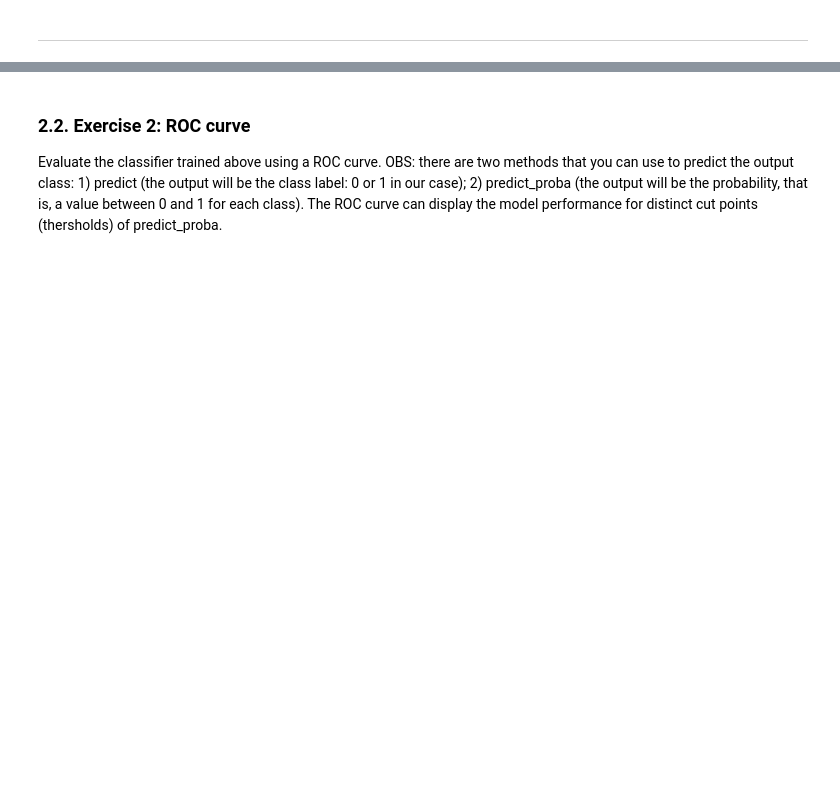
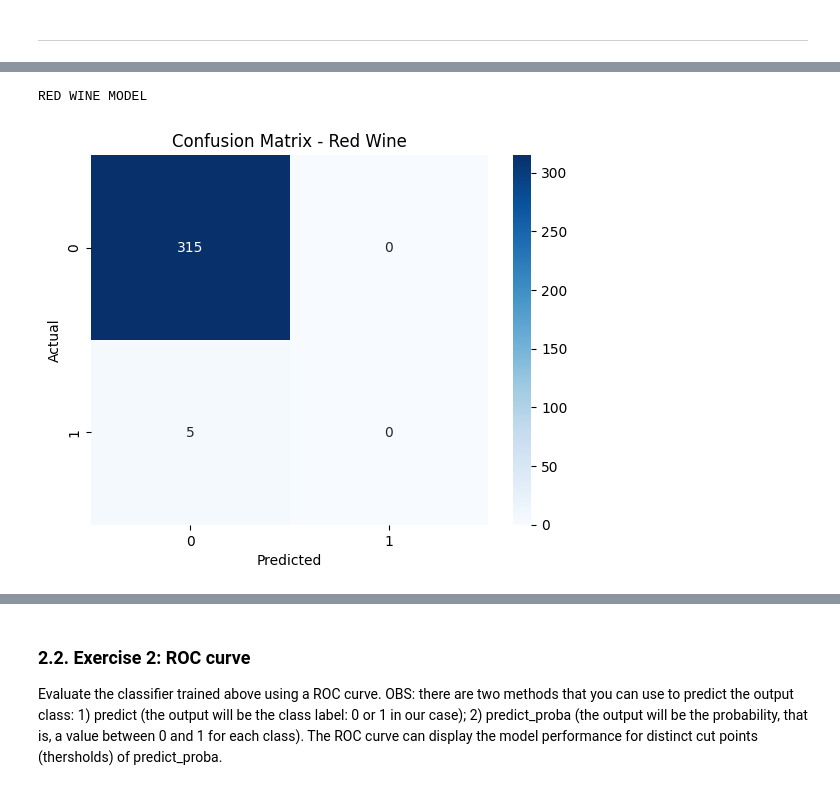
Before and after one commit to GabCAD92/Machine-learning-tasks, a Jupyter notebook: Classification_and_Regression_practice.ipynb, the cells around one changed output, grey strips where cells are left out. Drawn from its saved outputs; the diff is of its cells as text; code cells hidden in the pictures; blank space fills up the shorter version.

```diff
--- a/Classification_and_Regression_practice.ipynb
+++ b/Classification_and_Regression_practice.ipynb
@@ -101,3 +101,83 @@ ___
 ### 2.1. Exercise 1: binary output
 
 Initially, let's try to classify only the best wines. Consider that **red wines** and **white wines** with scores 8, 9 and 10 are the "best wines" (class=1). All the remaining scores are "regular wines" (class=0). Implement a binary logistic regression (one for each wine type) that can classify your data. Remember that you must previously prepare your data! Present the **Confision Matrix** for your validation set.
+# %%
+# =========================================
+# 1. Import Libraries
+# =========================================
+import pandas as pd
+import numpy as np
+import seaborn as sns
+import matplotlib.pyplot as plt
+
+from sklearn.model_selection import train_test_split
+from sklearn.preprocessing import StandardScaler
+from sklearn.linear_model import LogisticRegression
+from sklearn.metrics import confusion_matrix
+
+# =========================================
+# 2. Load Dataset
+# =========================================
+red = pd.read_csv('winequality-red.csv', sep=';')
+white = pd.read_csv('winequality-white.csv', sep=';')
+
+# =========================================
+# 3. Create Binary Target
+# =========================================
+def create_binary_target(df):
+    df = df.copy()
+    df['best'] = df['quality'].apply(lambda x: 1 if x >= 8 else 0)
+    return df
+
+red = create_binary_target(red)
+white = create_binary_target(white)
+
+# =========================================
+# 4. Function to Train Model
+# =========================================
+def train_logistic_model(data, title):
+
+    X = data.drop(['quality', 'best'], axis=1)
+    y = data['best']
+
+    # Split
+    X_train, X_test, y_train, y_test = train_test_split(
+        X, y, test_size=0.2, random_state=42
+    )
+
+    # Scale
+    scaler = StandardScaler()
+    X_train = scaler.fit_transform(X_train)
+    X_test = scaler.transform(X_test)
+
+    # Train Logistic Regression
+    model = LogisticRegression(max_iter=1000)
+    model.fit(X_train, y_train)
+
+    # Predict
+    y_pred = model.predict(X_test)
+
+    # Confusion Matrix
+    cm = confusion_matrix(y_test, y_pred)
+
+    # Plot
+    plt.figure()
+    sns.heatmap(cm, annot=True, fmt='d', cmap='Blues')
+    plt.title(f'Confusion Matrix - {title}')
+    plt.xlabel('Predicted')
+    plt.ylabel('Actual')
+    plt.show()
+
+    return cm
+
+# =========================================
+# 5. Train Models
+# =========================================
+print("RED WINE MODEL")
+cm_red = train_logistic_model(red, "Red Wine")
+
+print("WHITE WINE MODEL")
+cm_white = train_logistic_model(white, "White Wine")
+# %% [output]
+RED WINE MODEL
+[figure, added]
```
Also changed, not shown: parts of 15 cells of this notebook.
